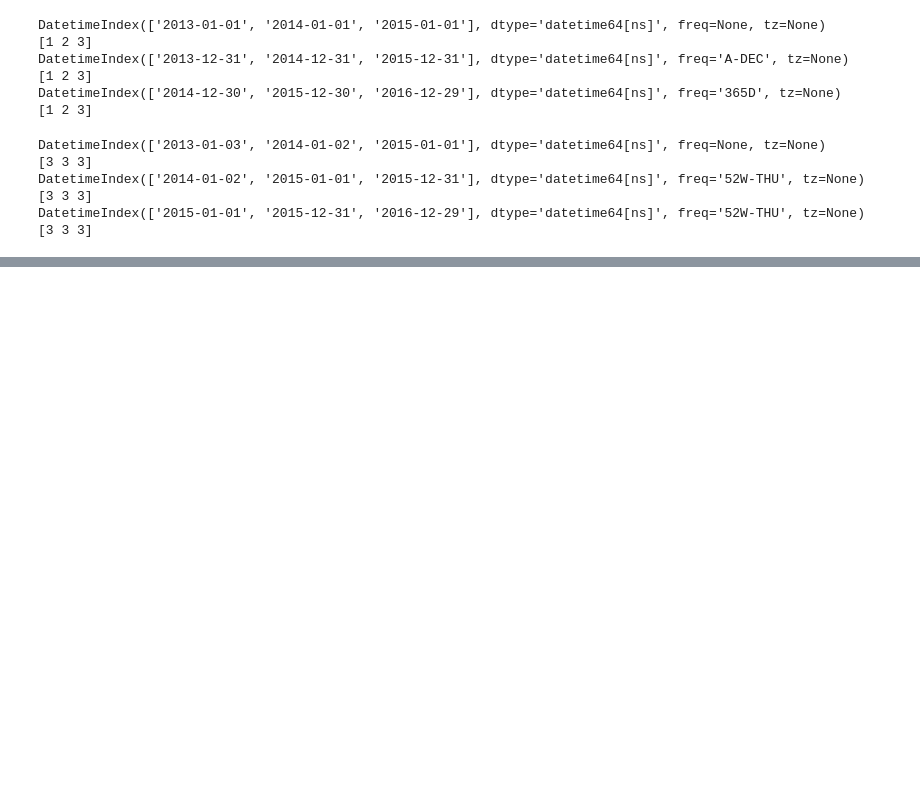
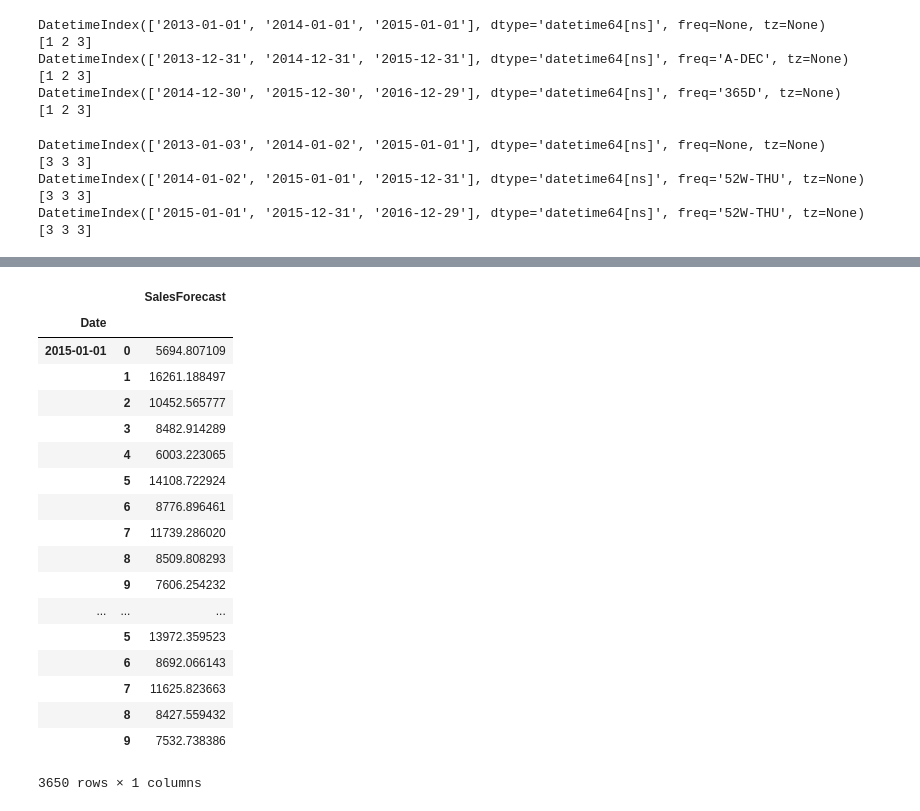
Before and after one commit to tbackes/kaggle-rossman, a Jupyter notebook: TimeSeriesForecasting.ipynb, the cells around one changed output, grey strips where cells are left out. Saved outputs shown, nothing was run; the diff lists cells and outputs as text; code cells hidden in the pictures; blank space fills up the shorter version.

```diff
--- a/TimeSeriesForecasting.ipynb
+++ b/TimeSeriesForecasting.ipynb
@@ -377,0 +435,34 @@ print test_shift.dayofweek
+# %%
+# Calculate mean value for each 'equivalent date' and store:
+mean_table = daily_mean(train)
+
+# Calculate mean by store, by day, and overall:
+mean_store = mean_table.mean().values.reshape(1,-1)
+mean_day = mean_table.mean(axis=1).values.reshape(-1,1)
+mean_overall = np.mean(mean_day)
+
+# Create dataframe of scaled product, with index same as mean_table
+prod = pd.DataFrame(mean_day * mean_store / mean_overall, index = mean_table.index)
+
+# Merge data, keeping only daterange from test data
+pd.DataFrame(prod.stack(), columns = ['SalesForecast'])
+# %% [output]
+|  |  | SalesForecast |
+| Date |  |  |
+| 2015-01-01 | 0 | 5694.807109 |
+|  | 1 | 16261.188497 |
+|  | 2 | 10452.565777 |
+|  | 3 | 8482.914289 |
+|  | 4 | 6003.223065 |
+|  | 5 | 14108.722924 |
+|  | 6 | 8776.896461 |
+|  | 7 | 11739.286020 |
+|  | 8 | 8509.808293 |
+|  | 9 | 7606.254232 |
+| ... | ... | ... |
+|  | 5 | 13972.359523 |
+|  | 6 | 8692.066143 |
+|  | 7 | 11625.823663 |
+|  | 8 | 8427.559432 |
+|  | 9 | 7532.738386 |
+3650 rows × 1 columns
```
Also changed, not shown: parts of 8 cells of this notebook.
